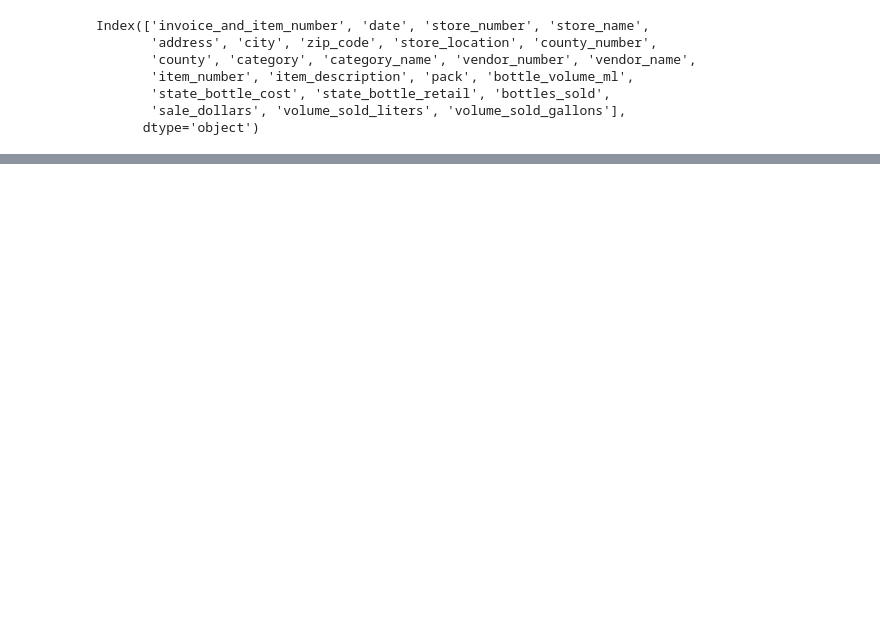
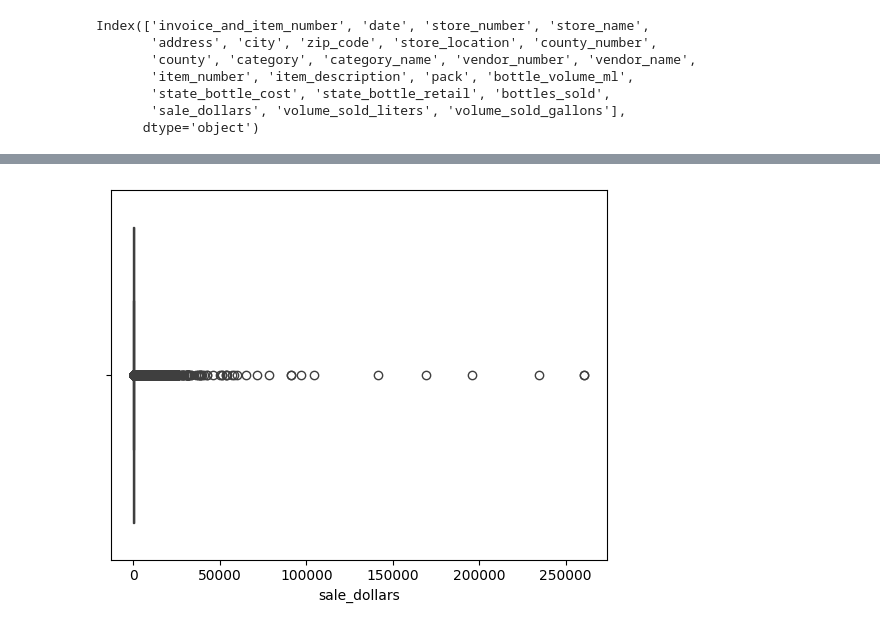
Before and after one commit to hilinski/liquor_demand_forecasting, a Jupyter notebook: notebooks/david.ipynb, the cells around one changed output, grey strips where cells are left out. Cells and saved outputs as stored; diff of their text form; code cells hidden in the pictures; blank space fills up the shorter version.

```diff
--- a/notebooks/david.ipynb
+++ b/notebooks/david.ipynb
@@ -221,0 +380,5 @@ Name: count, Length: 7103, dtype: int64
+# %%
+## Datos en gráfica de caja
+sns.boxplot(data=df_numeric, x='sale_dollars');
+# %% [output]
+[figure, added]
```
Also changed, not shown: parts of 59 cells of this notebook, 5 other files.
